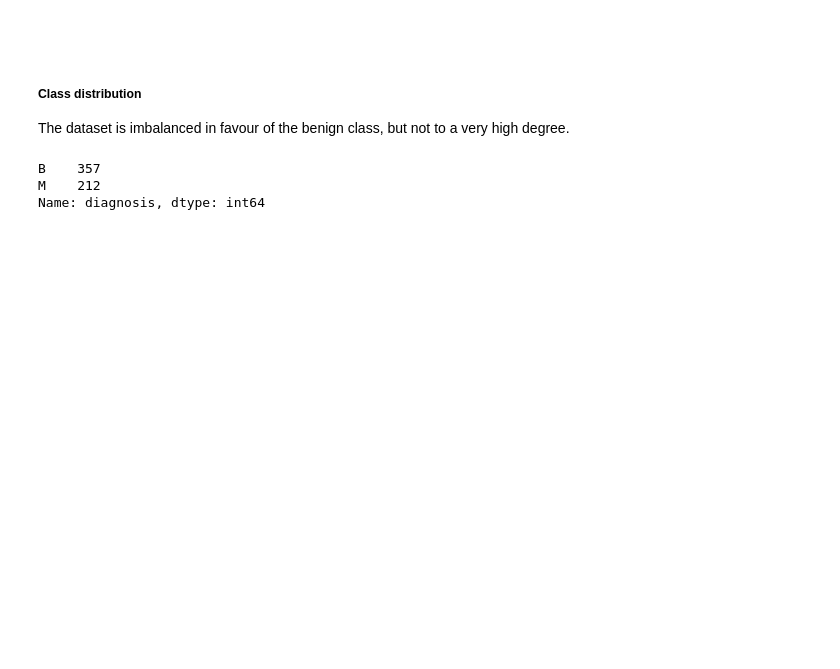
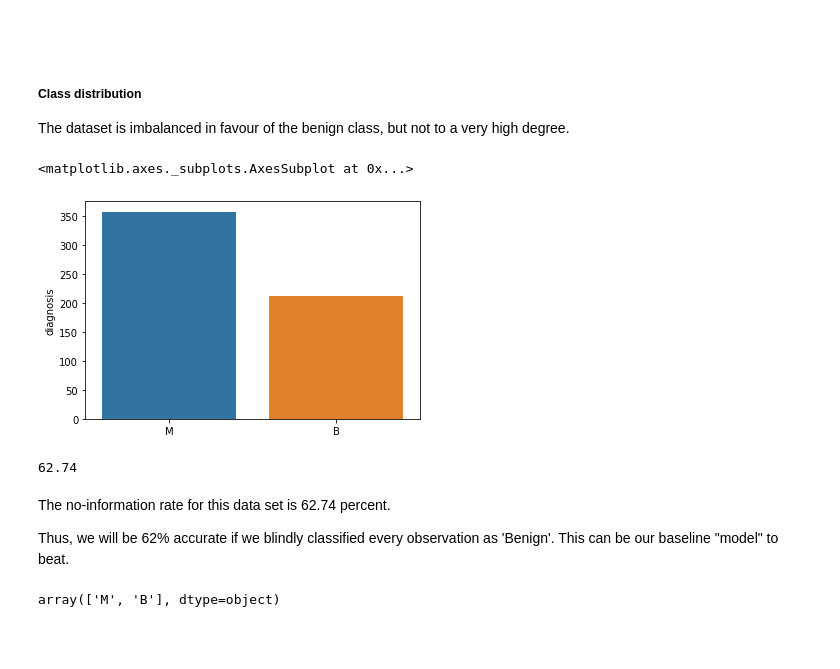
Before and after one commit to stiero/cautious-engine, a Jupyter notebook: nb.ipynb, the cells around one changed output. Saved outputs shown, nothing was run; the diff lists cells and outputs as text; code cells hidden in the pictures; blank space fills up the shorter version.

```diff
--- a/nb.ipynb
+++ b/nb.ipynb
@@ -153,12 +165,25 @@ Keeping an open mind, this likely means that the 'M' and 'B' class observations
 ##### Class distribution
 
 The dataset is imbalanced in favour of the benign class, but not to a very high degree.
+# %%
+sns.barplot(x = data['diagnosis'].unique(), y = data['diagnosis'].value_counts().sort_values(ascending=False))
+# %% [output]
+<matplotlib.axes._subplots.AxesSubplot at 0x...>
+[figure, added]
+# %%
+no_inf_rate = round((data['diagnosis'].value_counts()[0]/(data['diagnosis'].value_counts()[0]+data['diagnosis'].value_counts()[1]))*100, 2)
+
+no_inf_rate
+# %% [output]
+62.74
+# %% [markdown]
+The no-information rate for this data set is 62.74 percent.
+
+Thus, we will be 62% accurate if we blindly classified every observation as 'Benign'. This can be our baseline "model" to beat.
 # %%
-data['diagnosis'].value_counts()
+data['diagnosis'].unique()
 # %% [output]
-B    357
-M    212
-Name: diagnosis, dtype: int64
+array(['M', 'B'], dtype=object)
 # %% [markdown]
 # <a class="tocSkip">
 # %% [markdown]
```
Also changed, not shown: parts of 38 cells of this notebook, 1 other file.
